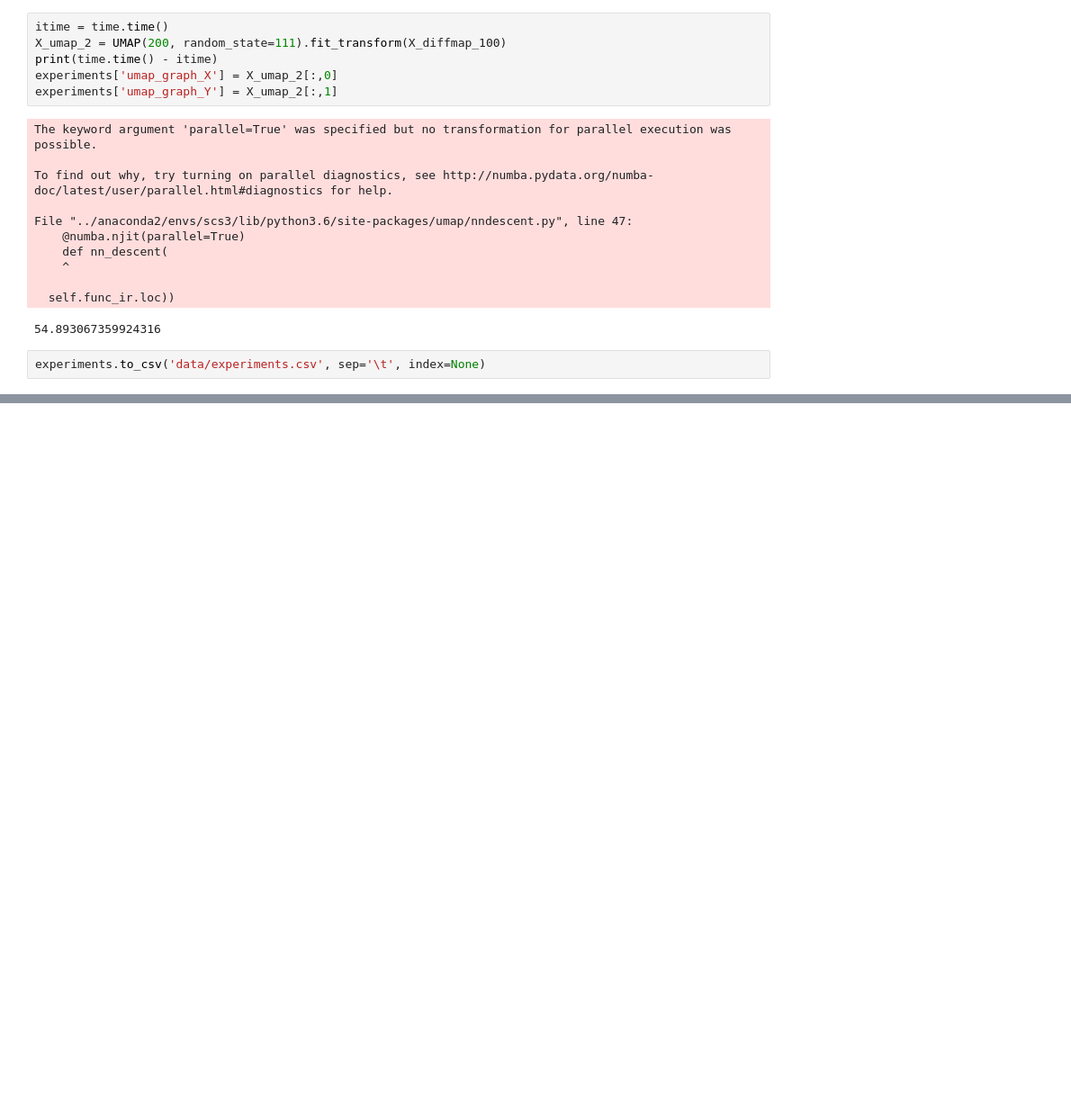
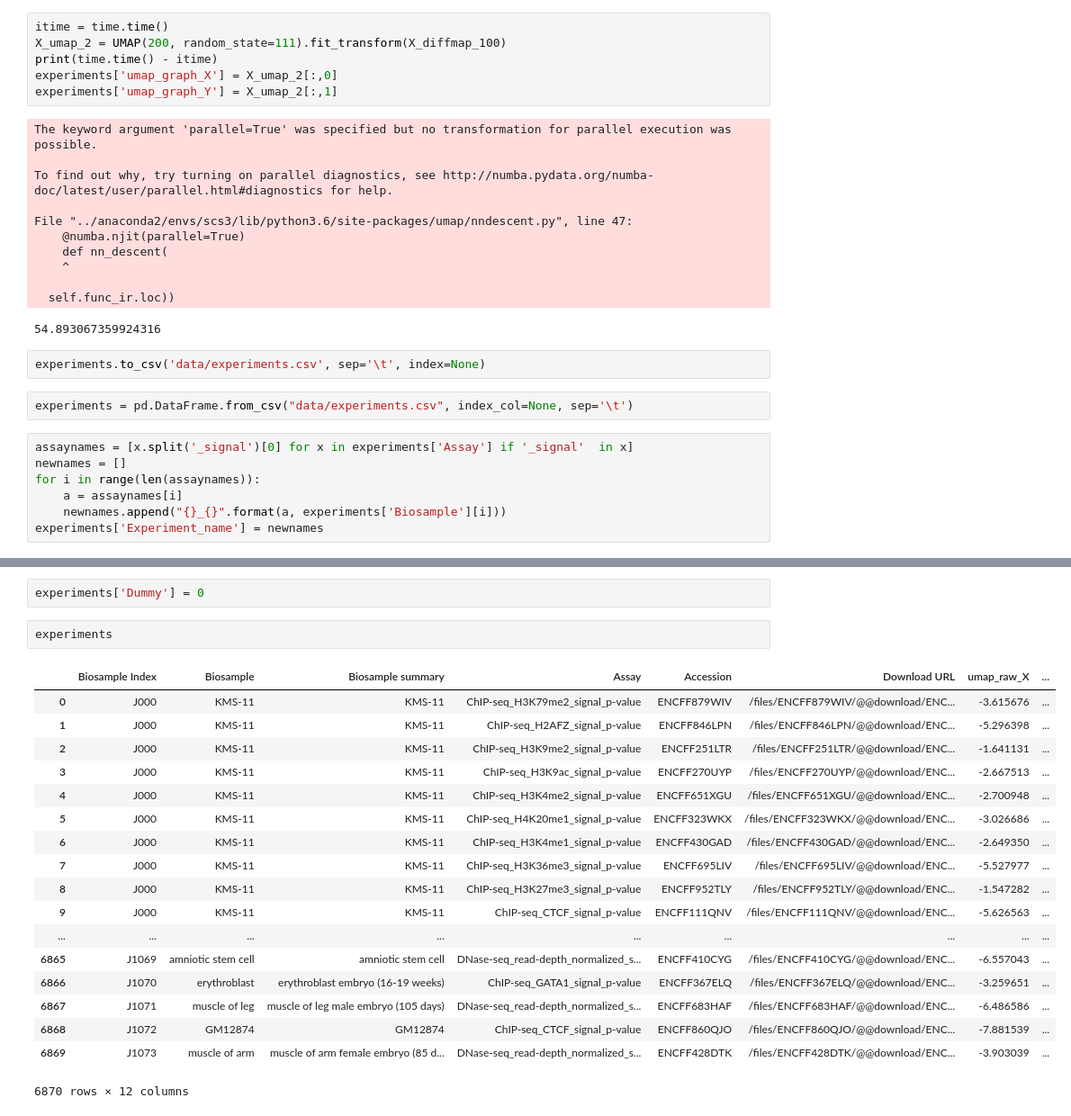
Before and after one commit to kundajelab/encode-ui-sandbox, a Jupyter notebook: embeddings_proc.ipynb, the cells around one changed output, grey strips where cells are left out. Shown: that part at 90% size. Saved outputs shown, nothing was run; the diff lists cells and outputs as text; blank space fills up the shorter version.

```diff
--- a/embeddings_proc.ipynb
+++ b/embeddings_proc.ipynb
@@ -77,3 +78,12 @@ File "../anaconda2/envs/scs3/lib/python3.6/site-packages/umap/nndescent.py", lin
 54.893067359924316
 # %%
 experiments.to_csv('data/experiments.csv', sep='\t', index=None)
+# %%
+experiments = pd.DataFrame.from_csv("data/experiments.csv", index_col=None, sep='\t')
+# %%
+assaynames = [x.split('_signal')[0] for x in experiments['Assay'] if '_signal'  in x]
+newnames = []
+for i in range(len(assaynames)):
+    a = assaynames[i]
+    newnames.append("{}_{}".format(a, experiments['Biosample'][i]))
+experiments['Experiment_name'] = newnames
@@ -79,0 +110,23 @@ experiments.to_csv('data/experiments.csv', sep='\t', index=None)
+# %%
+experiments['Dummy'] = 0
+# %%
+experiments
+# %% [output]
+|  | Biosample Index | Biosample | Biosample summary | Assay | Accession | Download URL | umap_raw_X | ... |
+| 0 | J000 | KMS-11 | KMS-11 | ChIP-seq_H3K79me2_signal_p-value | ENCFF879WIV | /files/ENCFF879WIV/@@download/ENC... | -3.615676 | ... |
+| 1 | J000 | KMS-11 | KMS-11 | ChIP-seq_H2AFZ_signal_p-value | ENCFF846LPN | /files/ENCFF846LPN/@@download/ENC... | -5.296398 | ... |
+| 2 | J000 | KMS-11 | KMS-11 | ChIP-seq_H3K9me2_signal_p-value | ENCFF251LTR | /files/ENCFF251LTR/@@download/ENC... | -1.641131 | ... |
+| 3 | J000 | KMS-11 | KMS-11 | ChIP-seq_H3K9ac_signal_p-value | ENCFF270UYP | /files/ENCFF270UYP/@@download/ENC... | -2.667513 | ... |
+| 4 | J000 | KMS-11 | KMS-11 | ChIP-seq_H3K4me2_signal_p-value | ENCFF651XGU | /files/ENCFF651XGU/@@download/ENC... | -2.700948 | ... |
+| 5 | J000 | KMS-11 | KMS-11 | ChIP-seq_H4K20me1_signal_p-value | ENCFF323WKX | /files/ENCFF323WKX/@@download/ENC... | -3.026686 | ... |
+| 6 | J000 | KMS-11 | KMS-11 | ChIP-seq_H3K4me1_signal_p-value | ENCFF430GAD | /files/ENCFF430GAD/@@download/ENC... | -2.649350 | ... |
+| 7 | J000 | KMS-11 | KMS-11 | ChIP-seq_H3K36me3_signal_p-value | ENCFF695LIV | /files/ENCFF695LIV/@@download/ENC... | -5.527977 | ... |
+| 8 | J000 | KMS-11 | KMS-11 | ChIP-seq_H3K27me3_signal_p-value | ENCFF952TLY | /files/ENCFF952TLY/@@download/ENC... | -1.547282 | ... |
+| 9 | J000 | KMS-11 | KMS-11 | ChIP-seq_CTCF_signal_p-value | ENCFF111QNV | /files/ENCFF111QNV/@@download/ENC... | -5.626563 | ... |
+| ... | ... | ... | ... | ... | ... | ... | ... | ... |
+| 6865 | J1069 | amniotic stem cell | amniotic stem cell | DNase-seq_read-depth_normalized_s... | ENCFF410CYG | /files/ENCFF410CYG/@@download/ENC... | -6.557043 | ... |
+| 6866 | J1070 | erythroblast | erythroblast embryo (16-19 weeks) | ChIP-seq_GATA1_signal_p-value | ENCFF367ELQ | /files/ENCFF367ELQ/@@download/ENC... | -3.259651 | ... |
+| 6867 | J1071 | muscle of leg | muscle of leg male embryo (105 days) | DNase-seq_read-depth_normalized_s... | ENCFF683HAF | /files/ENCFF683HAF/@@download/ENC... | -6.486586 | ... |
+| 6868 | J1072 | GM12874 | GM12874 | ChIP-seq_CTCF_signal_p-value | ENCFF860QJO | /files/ENCFF860QJO/@@download/ENC... | -7.881539 | ... |
+| 6869 | J1073 | muscle of arm | muscle of arm female embryo (85 d... | DNase-seq_read-depth_normalized_s... | ENCFF428DTK | /files/ENCFF428DTK/@@download/ENC... | -3.903039 | ... |
+6870 rows × 12 columns
```
Also changed, not shown: parts of 4 cells of this notebook, 7 other files.
